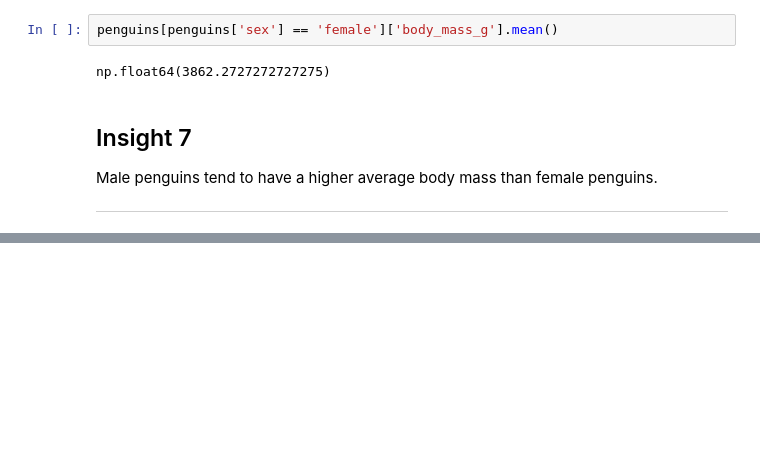
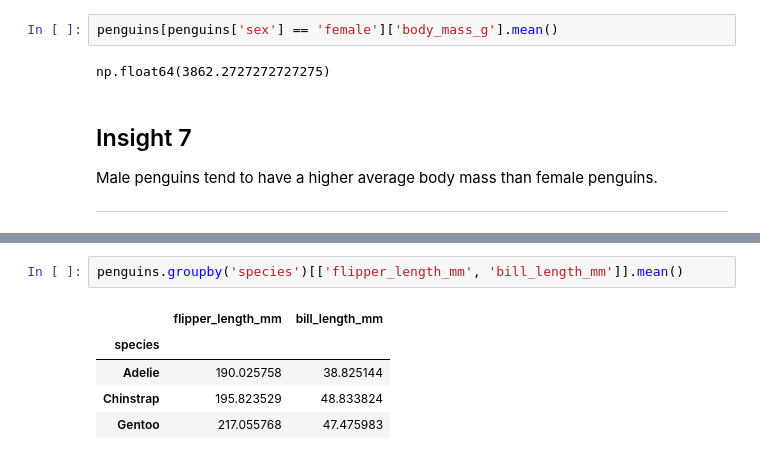
Before and after one commit to woweewoww/ELEC303_DataAnalytics, a Jupyter notebook: Activity1.ipynb, the cells around one changed output, grey strips where cells are left out. Cells and saved outputs as stored; diff of their text form; blank space fills up the shorter version.

```diff
--- a/Activity1.ipynb
+++ b/Activity1.ipynb
@@ -527,0 +577,8 @@ np.float64(3862.2727272727275)
+# %%
+penguins.groupby('species')[['flipper_length_mm', 'bill_length_mm']].mean()
+# %% [output]
+|  | flipper_length_mm | bill_length_mm |
+| species |  |  |
+| Adelie | 190.025758 | 38.825144 |
+| Chinstrap | 195.823529 | 48.833824 |
+| Gentoo | 217.055768 | 47.475983 |
```
Also changed, not shown: parts of 29 cells of this notebook.
